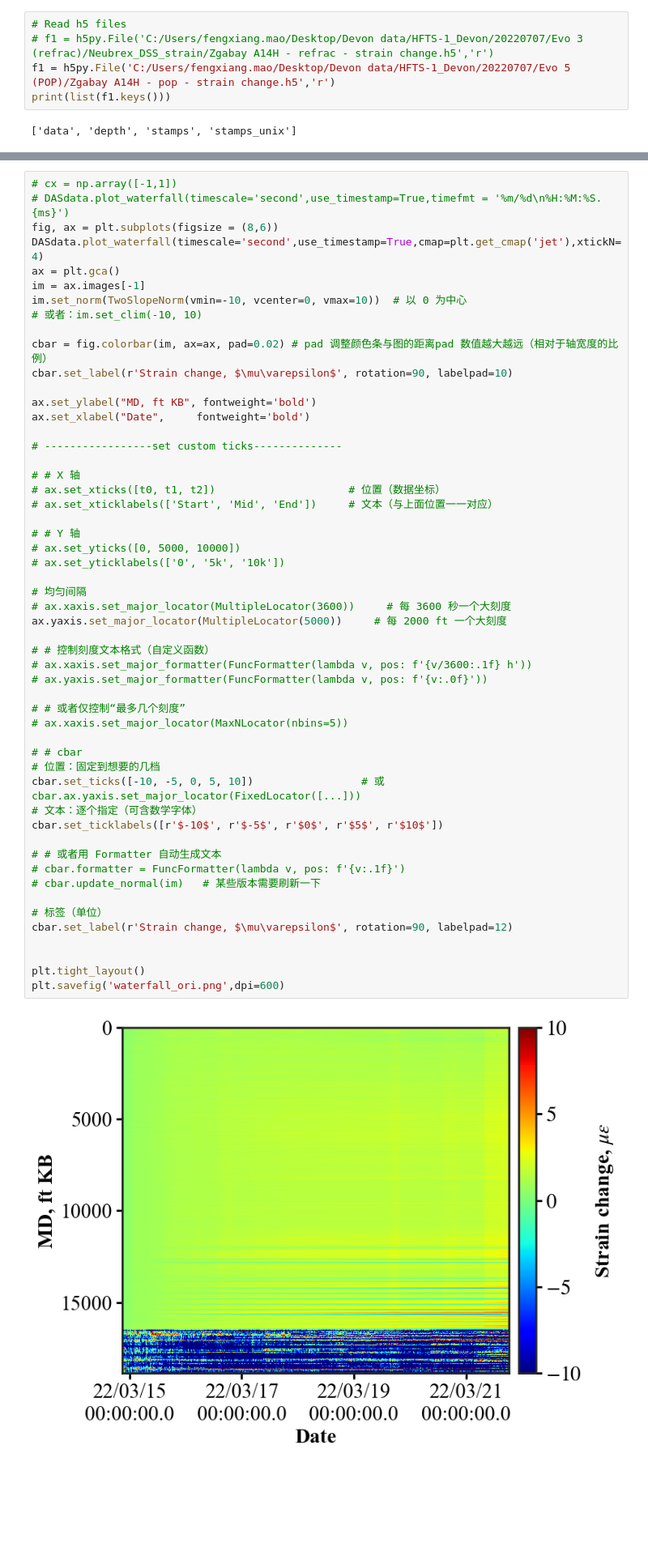
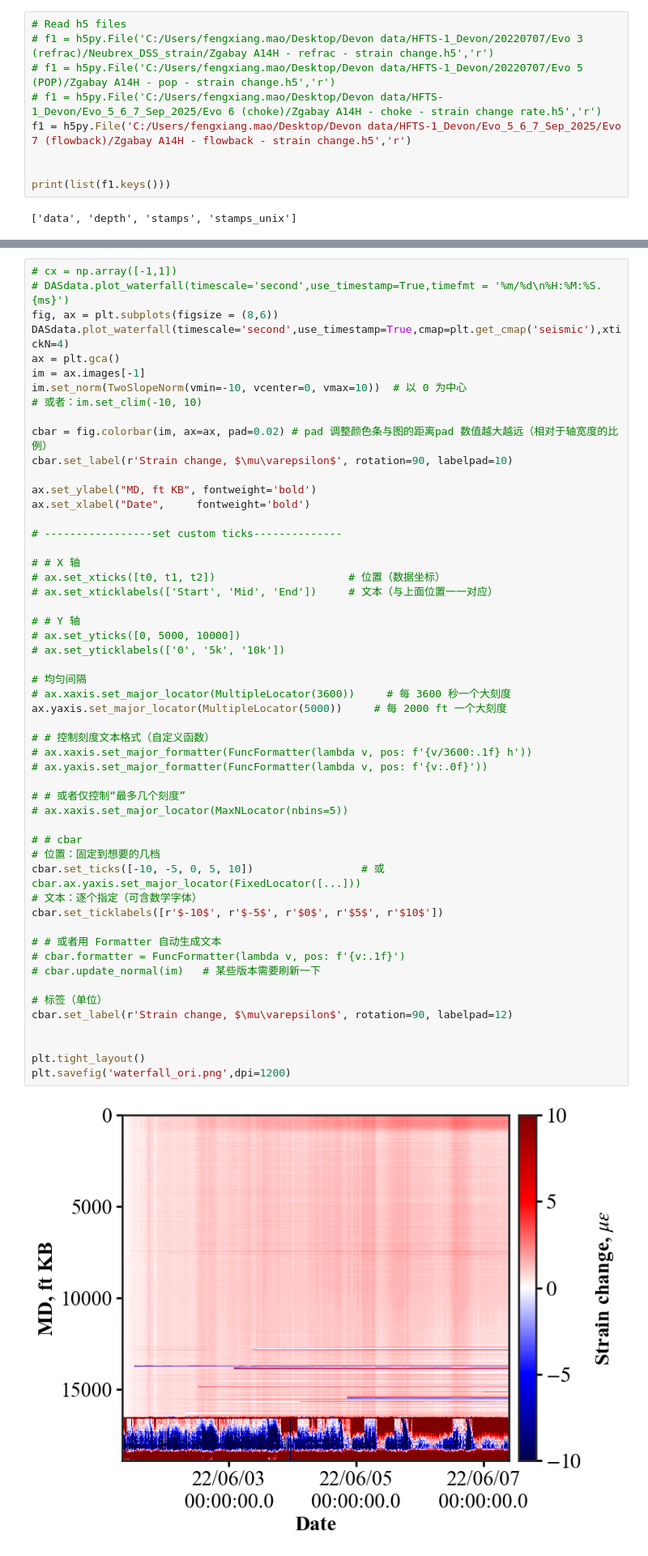
Before and after one commit to felix-mao-1516/plot-for-research-, a Jupyter notebook: Waterfall_plot.ipynb, the cells around one changed output, grey strips where cells are left out. Shown at 81% size. Drawn from its saved outputs; the diff is of its cells as text; blank space fills up the shorter version.

Commit message:
Add new figures and update plotting notebooks
Added 'Figure 16.png' and 'waterfall_ori.png' images. Updated multiple Jupyter notebooks and plot_style.py for improved plotting and data handling.

```diff
--- a/Waterfall_plot.ipynb
+++ b/Waterfall_plot.ipynb
@@ -25,7 +25,11 @@ from jin_pylib import Data2D_XT
 # %%
 # Read h5 files
 # f1 = h5py.File('C:/Users/fengxiang.mao/Desktop/Devon data/HFTS-1_Devon/20220707/Evo 3 (refrac)/Neubrex_DSS_strain/Zgabay A14H - refrac - strain change.h5','r')
-f1 = h5py.File('C:/Users/fengxiang.mao/Desktop/Devon data/HFTS-1_Devon/20220707/Evo 5 (POP)/Zgabay A14H - pop - strain change.h5','r')
+# f1 = h5py.File('C:/Users/fengxiang.mao/Desktop/Devon data/HFTS-1_Devon/20220707/Evo 5 (POP)/Zgabay A14H - pop - strain change.h5','r')
+# f1 = h5py.File('C:/Users/fengxiang.mao/Desktop/Devon data/HFTS-1_Devon/Evo_5_6_7_Sep_2025/Evo 6 (choke)/Zgabay A14H - choke - strain change rate.h5','r')
+f1 = h5py.File('C:/Users/fengxiang.mao/Desktop/Devon data/HFTS-1_Devon/Evo_5_6_7_Sep_2025/Evo 7 (flowback)/Zgabay A14H - flowback - strain change.h5','r')
+
+
 print(list(f1.keys()))
 # %% [output]
 ['data', 'depth', 'stamps', 'stamps_unix']
@@ -187,7 +191,7 @@ print(DASdata.data.shape)
 # cx = np.array([-1,1])
 # DASdata.plot_waterfall(timescale='second',use_timestamp=True,timefmt = '%m/%d\n%H:%M:%S.{ms}')
 fig, ax = plt.subplots(figsize = (8,6))
-DASdata.plot_waterfall(timescale='second',use_timestamp=True,cmap=plt.get_cmap('jet'),xtickN=4)
+DASdata.plot_waterfall(timescale='second',use_timestamp=True,cmap=plt.get_cmap('seismic'),xtickN=4)
 ax = plt.gca()
 im = ax.images[-1]
 im.set_norm(TwoSlopeNorm(vmin=-10, vcenter=0, vmax=10))  # 以 0 为中心
@@ -209,35 +213,35 @@ ax.set_xlabel("Date",     fontweight='bold')
 # ax.set_yticks([0, 5000, 10000])
 # ax.set_yticklabels(['0', '5k', '10k'])
 
 # 均匀间隔
 # ax.xaxis.set_major_locator(MultipleLocator(3600))     # 每 3600 秒一个大刻度
 ax.yaxis.set_major_locator(MultipleLocator(5000))     # 每 2000 ft 一个大刻度
 
 # # 控制刻度文本格式（自定义函数）
 # ax.xaxis.set_major_formatter(FuncFormatter(lambda v, pos: f'{v/3600:.1f} h'))
 # ax.yaxis.set_major_formatter(FuncFormatter(lambda v, pos: f'{v:.0f}'))
 
 # # 或者仅控制“最多几个刻度”
 # ax.xaxis.set_major_locator(MaxNLocator(nbins=5))
 
 # # cbar
 # 位置：固定到想要的几档
 cbar.set_ticks([-10, -5, 0, 5, 10])                 # 或 cbar.ax.yaxis.set_major_locator(FixedLocator([...]))
 # 文本：逐个指定（可含数学字体）
 cbar.set_ticklabels([r'$-10$', r'$-5$', r'$0$', r'$5$', r'$10$'])
 
 # # 或者用 Formatter 自动生成文本
 # cbar.formatter = FuncFormatter(lambda v, pos: f'{v:.1f}')
 # cbar.update_normal(im)   # 某些版本需要刷新一下
 
 # 标签（单位）
 cbar.set_label(r'Strain change, $\mu\varepsilon$', rotation=90, labelpad=12)
 
 
 plt.tight_layout()
-plt.savefig('waterfall_ori.png',dpi=600)
+plt.savefig('waterfall_ori.png',dpi=1200)
 # %% [output]
-[figure, old version]
+[figure, new version]
 # %% [markdown]
 # Strain change v.s. Time at certain depths
 # %%
```
Also changed, not shown: parts of 5 cells of this notebook, 8 other files.
